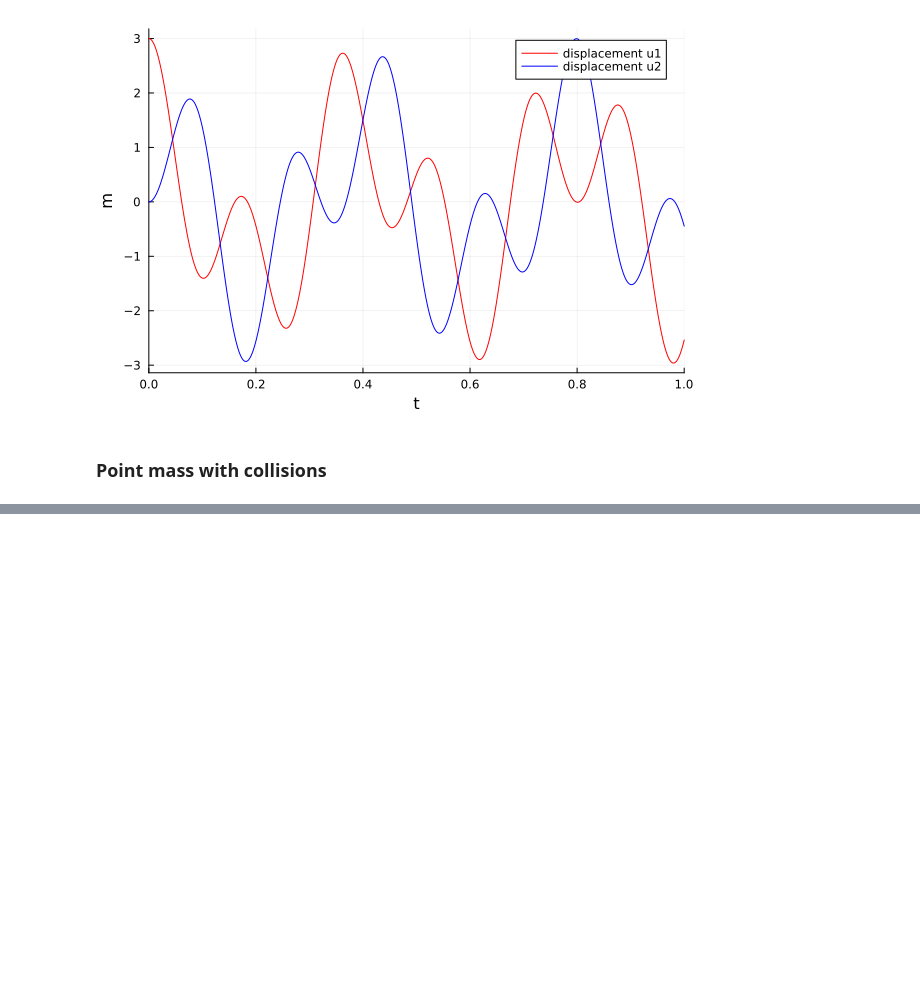
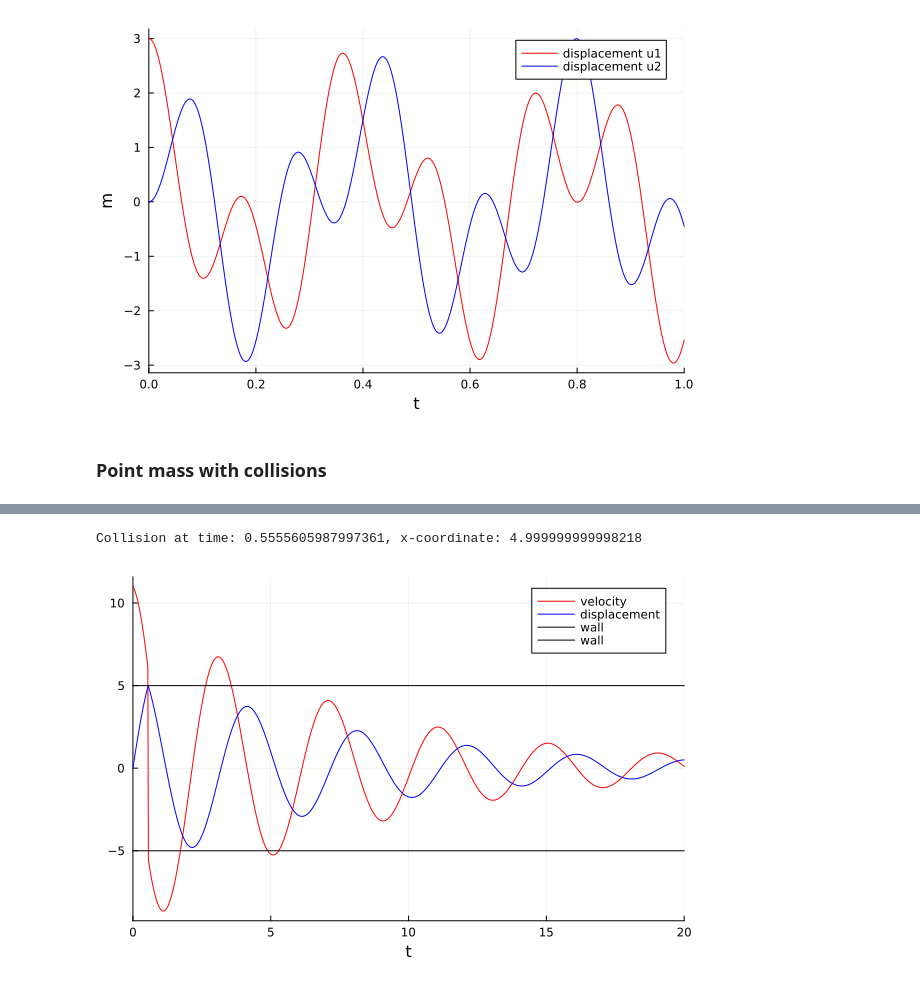
Before and after one commit to tdrAndrei/BusDoor_modeling2023, a Jupyter notebook: src/PointMassSystem.ipynb, the cells around one changed output, grey strips where cells are left out. Cells and saved outputs as stored; diff of their text form; code cells hidden in the pictures; blank space fills up the shorter version.

```diff
--- a/src/PointMassSystem.ipynb
+++ b/src/PointMassSystem.ipynb
@@ -75,20 +72,0 @@ Tsit5(; stage_limiter! = trivial_limiter!, step_limiter! = trivial_limiter!, thr
-# %%
-using DifferentialEquations
-using Plots
-
-function euler_bernoulli!(du, u, p, t)
-    E, I, ρ, A, q = p
-    du[1] = u[2]
-    du[2] = -(E*I/u[1]^3) * (q(t) - ρ*A*u[2])
-end
-
-L = 1.0
-q(t) = sin(2π*t)  # Example time-dependent load
-
-u₀ = [L, 0.0]
-p = (1.0, 1.0, 1.0, 1.0, q)
-
-tspan = (0.0, 2.0)
-prob = ODEProblem(euler_bernoulli!, u₀, tspan, p)
-sol = solve(prob, Tsit5())  # You can choose a different solver depending on your needs
-plot(sol, xlabel="Time", ylabel="Displacement", label="Beam displacement")
@@ -98,0 +80,40 @@ plot(sol, xlabel="Time", ylabel="Displacement", label="Beam displacement")
+# %%
+
+tspan = (0.0,20.0)
+Uᵣ = 5.0 # the wall is placed at 5 units to the right of the object
+Uₗ = -5.0 # second wall is placed at 5 units to the left of the object
+Mₗ = 1000 # mass of the wall
+
+function spring_damper1D!(du, u, p, t)
+    m, k, γ = p
+    du[1] = -1/m * (k*u[2] + γ*u[1])
+    du[2] = u[1]
+end
+
+function condition(u, t, integrator)
+    (u[2]-Uₗ) * (u[2] - Uᵣ) # collision happens either at Ul or -Ul
+end
+
+function affect!(integrator)
+    coeff = (integrator.p[1] - Mₗ) / (integrator.p[1] + Mₗ) # assume wall has mass Ml, doesn't move and elastic collision occurs
+    integrator.u[1] =  coeff * integrator.u[1]
+    print("Collision at time: $(integrator.t), x-coordinate: $(integrator.u[2])\n")
+end
+
+function init_equation(v₀, x₀)
+    p = [40, 100, 10]
+    prob = ODEProblem(spring_damper1D!,[v₀, x₀],tspan, p)
+end
+
+prob = init_equation(11.0, 0)
+cb = ContinuousCallback(condition, affect!)
+sol = solve(prob,callback=cb)
+
+plot(sol, vars=[1], label="velocity", color = :red)
+plot!(sol, vars=[2], label="displacement", color = :blue)
+
+plot!(sol.t, repeat([Uᵣ], size(sol.t)[1]), label="wall", color = :black)
+plot!(sol.t, repeat([Uₗ], size(sol.t)[1]), label="wall", color = :black)
+# %% [output]
+Collision at time: 0.5555605987997361, x-coordinate: 4.999999999998218
+[figure, added]
```
Also changed, not shown: parts of 3 cells of this notebook, 1 other file.
